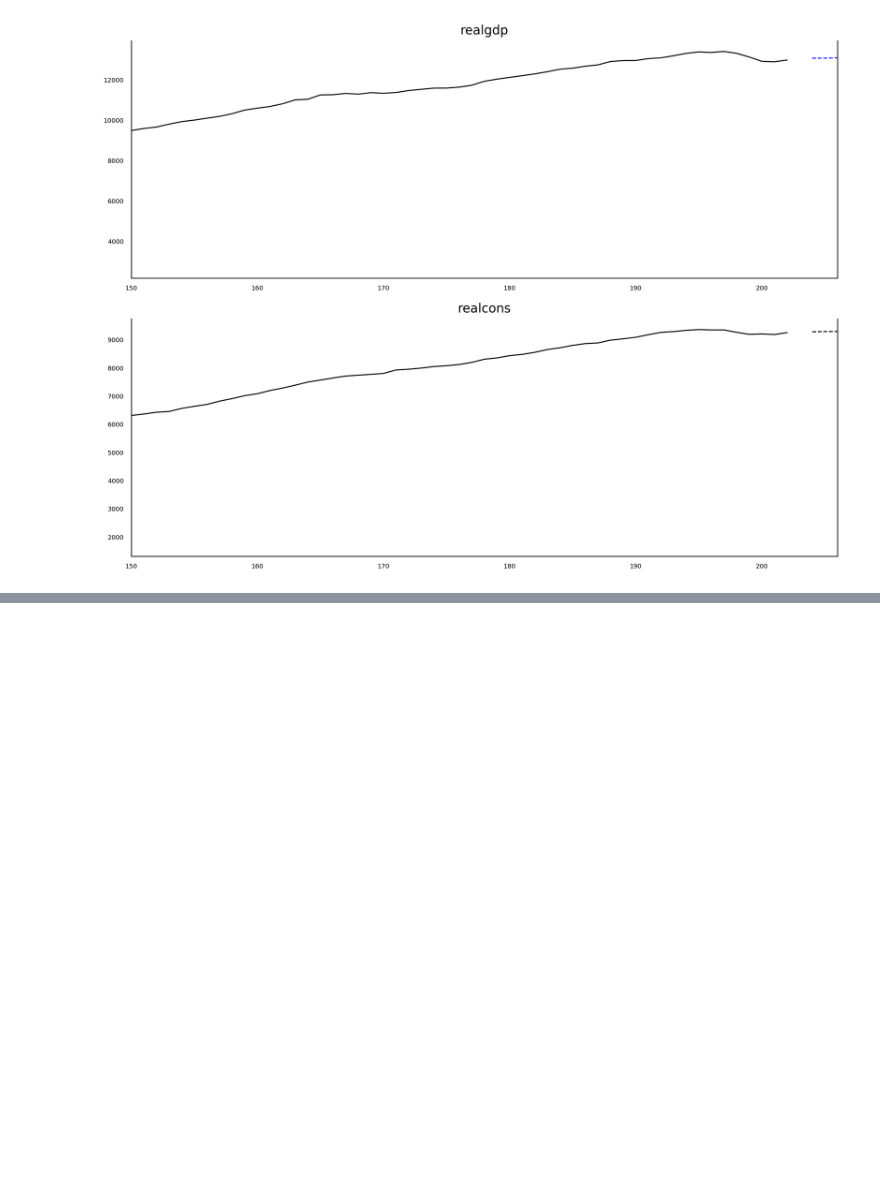
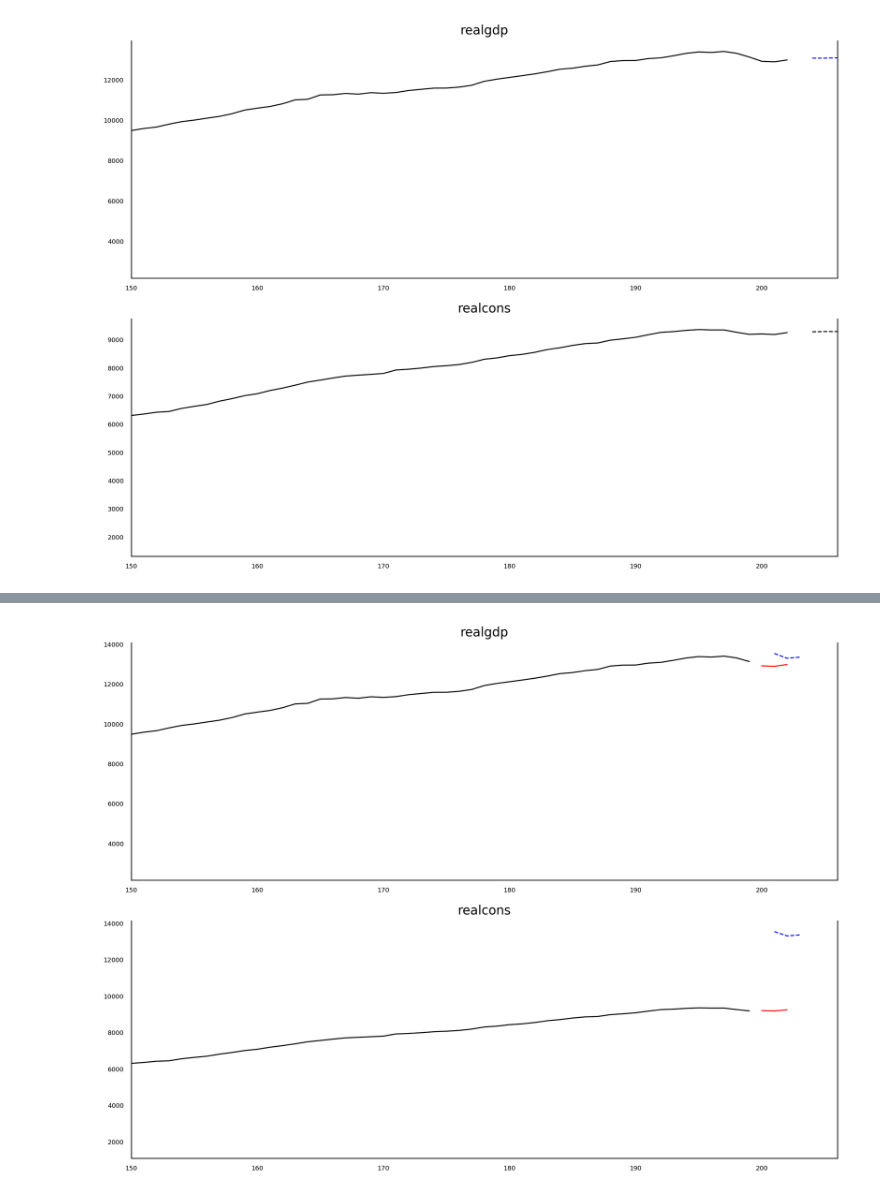
Before and after one commit to thiago2608santana/Analise_Series_Temporais, a Jupyter notebook: VAR.ipynb, the cells around one changed output, grey strips where cells are left out. Saved outputs shown, nothing was run; the diff lists cells and outputs as text; code cells hidden in the pictures; blank space fills up the shorter version.

```diff
--- a/VAR.ipynb
+++ b/VAR.ipynb
@@ -325,0 +412,30 @@ plt.tight_layout()
+# %%
+n_forecast = 3
+predict = res_VARMAX.get_prediction(end=best_model_VARMAX.nobs + n_forecast, exog=exog.iloc[-4:])
+idx = np.arange(len(predict.predicted_mean))
+# %%
+fig, (ax1, ax2) = plt.subplots(nrows=2, ncols=1, dpi=240)
+
+ax1.plot(macro_data['realgdp'][:200], color='black', linewidth=1)
+ax1.plot(macro_data['realgdp'][200:], color='red', linewidth=1)
+ax1.plot(idx[-n_forecast:], predict.predicted_mean['realgdp'][-n_forecast:], color = 'blue', ls='--', linewidth=1)
+ax1.set_title('realgdp')
+ax1.xaxis.set_ticks_position('none')
+ax1.yaxis.set_ticks_position('none')
+ax1.set_xlim(150, 206)
+ax1.spines['top'].set_alpha(0)
+ax1.tick_params(labelsize=6)
+
+ax2.plot(macro_data['realcons'][:200], color='black', linewidth=1)
+ax2.plot(macro_data['realcons'][200:], color='red', linewidth=1)
+ax2.plot(idx[-n_forecast:], predict.predicted_mean['realgdp'][-n_forecast:], color = 'blue', ls='--', linewidth=1)
+ax2.set_title('realcons')
+ax2.xaxis.set_ticks_position('none')
+ax2.yaxis.set_ticks_position('none')
+ax2.set_xlim(150, 206)
+ax2.spines['top'].set_alpha(0)
+ax2.tick_params(labelsize=6)
+
+plt.tight_layout()
+# %% [output]
+[figure, added]
```
Also changed, not shown: parts of 6 cells of this notebook.
